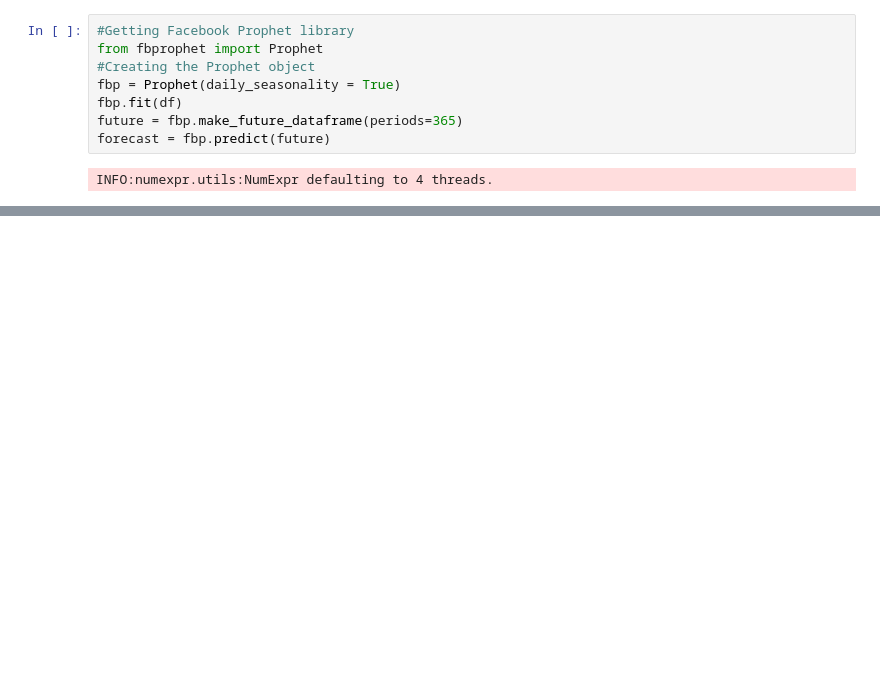
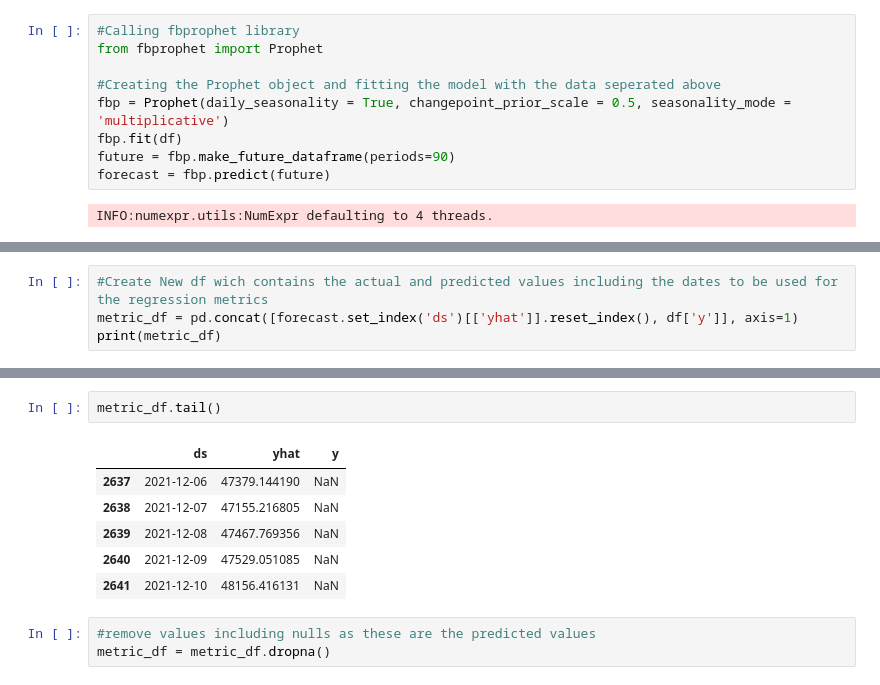
Before and after one commit to Lekan701/dissodraft, a Jupyter notebook: fbprophet.ipynb, the cells around one changed output, grey strips where cells are left out. Drawn from its saved outputs; the diff is of its cells as text; blank space fills up the shorter version.

```diff
--- a/fbprophet.ipynb
+++ b/fbprophet.ipynb
@@ -77,12 +77,13 @@ df
 | 2551 | 2021-09-11 | 45201.457031 |
 2552 rows × 2 columns
 # %%
-#Getting Facebook Prophet library
+#Calling fbprophet library
 from fbprophet import Prophet
-#Creating the Prophet object
-fbp = Prophet(daily_seasonality = True)
+
+#Creating the Prophet object and fitting the model with the data seperated above
+fbp = Prophet(daily_seasonality = True, changepoint_prior_scale = 0.5, seasonality_mode = 'multiplicative')
 fbp.fit(df)
-future = fbp.make_future_dataframe(periods=365)
+future = fbp.make_future_dataframe(periods=90)
 forecast = fbp.predict(future)
 # %% [output]
 INFO:numexpr.utils:NumExpr defaulting to 4 threads.
@@ -105,0 +110,4 @@ Name: y, dtype: float64
+# %%
+#Create New df wich contains the actual and predicted values including the dates to be used for the regression metrics
+metric_df = pd.concat([forecast.set_index('ds')[['yhat']].reset_index(), df['y']], axis=1)
+print(metric_df)
@@ -105,0 +129,12 @@ Name: y, dtype: float64
+# %%
+metric_df.tail()
+# %% [output]
+|  | ds | yhat | y |
+| 2637 | 2021-12-06 | 47379.144190 | NaN |
+| 2638 | 2021-12-07 | 47155.216805 | NaN |
+| 2639 | 2021-12-08 | 47467.769356 | NaN |
+| 2640 | 2021-12-09 | 47529.051085 | NaN |
+| 2641 | 2021-12-10 | 48156.416131 | NaN |
+# %%
+#remove values including nulls as these are the predicted values
+metric_df = metric_df.dropna()
```
Also changed, not shown: parts of 19 cells of this notebook, 3 other files.
